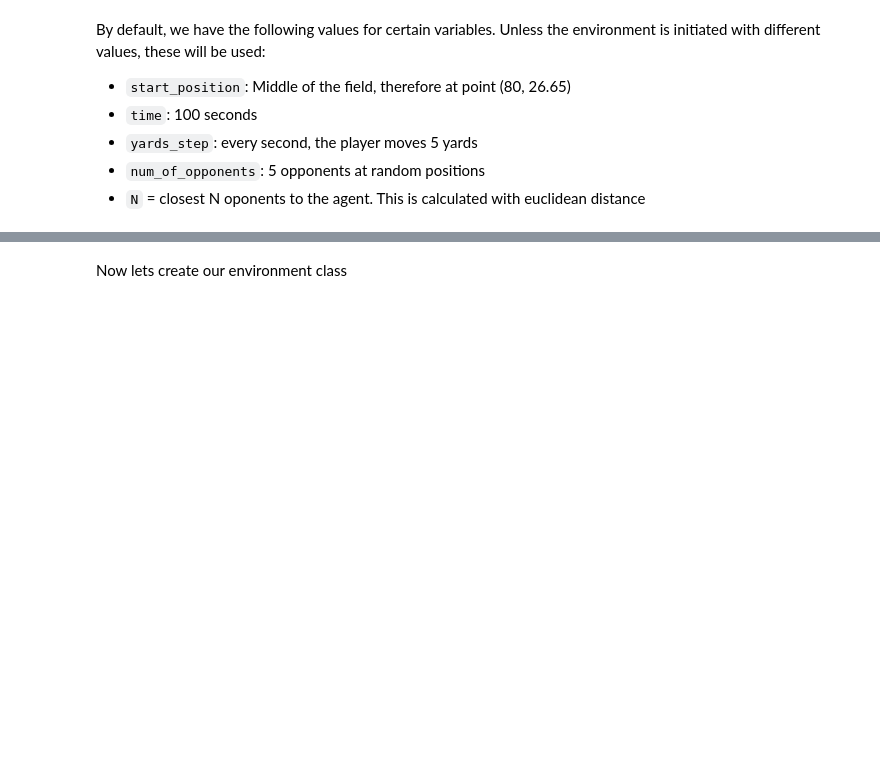
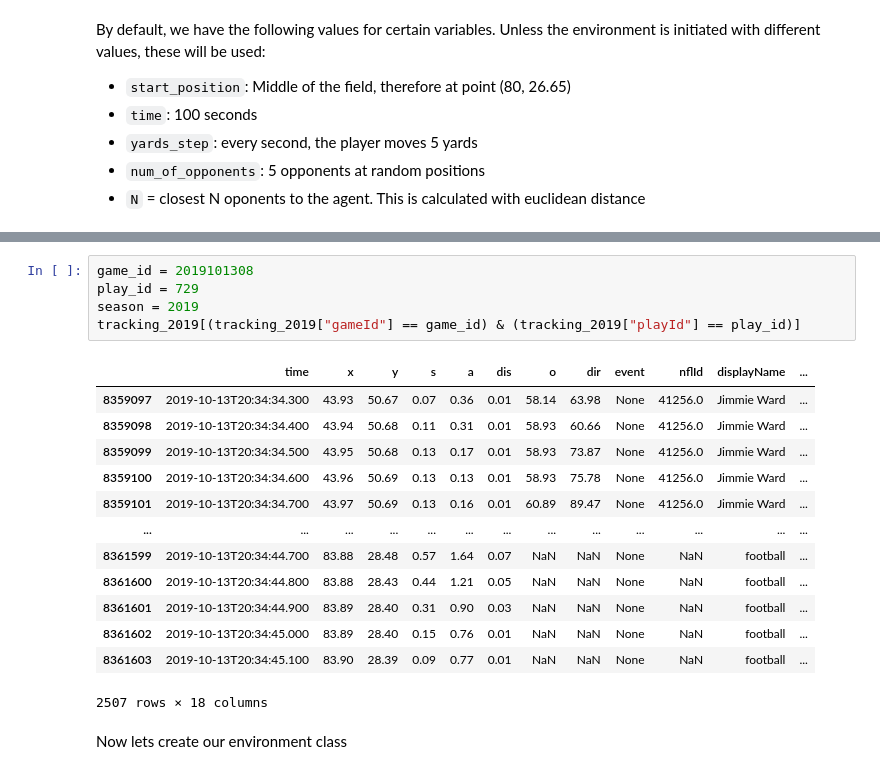
Before and after one commit to SantiagoAlvarezb/Enhancing-Performance-in-Special-Teams-within-the-NFL-through-Reinforcement-Learning-A-Data-Driven-, a Jupyter notebook: Special_Teams_Evaluation_NN.ipynb, the cells around one changed output, grey strips where cells are left out. Saved outputs shown, nothing was run; the diff lists cells and outputs as text; blank space fills up the shorter version.

```diff
--- a/Special_Teams_Evaluation_NN.ipynb
+++ b/Special_Teams_Evaluation_NN.ipynb
@@ -827,3 +854,22 @@ By default, we have the following values for certain variables. Unless the envir
+# %%
+game_id = 2019101308
+play_id = 729
+season = 2019
+tracking_2019[(tracking_2019["gameId"] == game_id) & (tracking_2019["playId"] == play_id)]
+# %% [output]
+|  | time | x | y | s | a | dis | o | dir | event | nflId | displayName | ... |
+| 8359097 | 2019-10-13T20:34:34.300 | 43.93 | 50.67 | 0.07 | 0.36 | 0.01 | 58.14 | 63.98 | None | 41256.0 | Jimmie Ward | ... |
+| 8359098 | 2019-10-13T20:34:34.400 | 43.94 | 50.68 | 0.11 | 0.31 | 0.01 | 58.93 | 60.66 | None | 41256.0 | Jimmie Ward | ... |
+| 8359099 | 2019-10-13T20:34:34.500 | 43.95 | 50.68 | 0.13 | 0.17 | 0.01 | 58.93 | 73.87 | None | 41256.0 | Jimmie Ward | ... |
+| 8359100 | 2019-10-13T20:34:34.600 | 43.96 | 50.69 | 0.13 | 0.13 | 0.01 | 58.93 | 75.78 | None | 41256.0 | Jimmie Ward | ... |
+| 8359101 | 2019-10-13T20:34:34.700 | 43.97 | 50.69 | 0.13 | 0.16 | 0.01 | 60.89 | 89.47 | None | 41256.0 | Jimmie Ward | ... |
+| ... | ... | ... | ... | ... | ... | ... | ... | ... | ... | ... | ... | ... |
+| 8361599 | 2019-10-13T20:34:44.700 | 83.88 | 28.48 | 0.57 | 1.64 | 0.07 | NaN | NaN | None | NaN | football | ... |
+| 8361600 | 2019-10-13T20:34:44.800 | 83.88 | 28.43 | 0.44 | 1.21 | 0.05 | NaN | NaN | None | NaN | football | ... |
+| 8361601 | 2019-10-13T20:34:44.900 | 83.89 | 28.40 | 0.31 | 0.90 | 0.03 | NaN | NaN | None | NaN | football | ... |
+| 8361602 | 2019-10-13T20:34:45.000 | 83.89 | 28.40 | 0.15 | 0.76 | 0.01 | NaN | NaN | None | NaN | football | ... |
+| 8361603 | 2019-10-13T20:34:45.100 | 83.90 | 28.39 | 0.09 | 0.77 | 0.01 | NaN | NaN | None | NaN | football | ... |
+2507 rows × 18 columns
 # %% [markdown]
 Now lets create our environment class
 # %%
```
Also changed, not shown: parts of 20 cells of this notebook.
